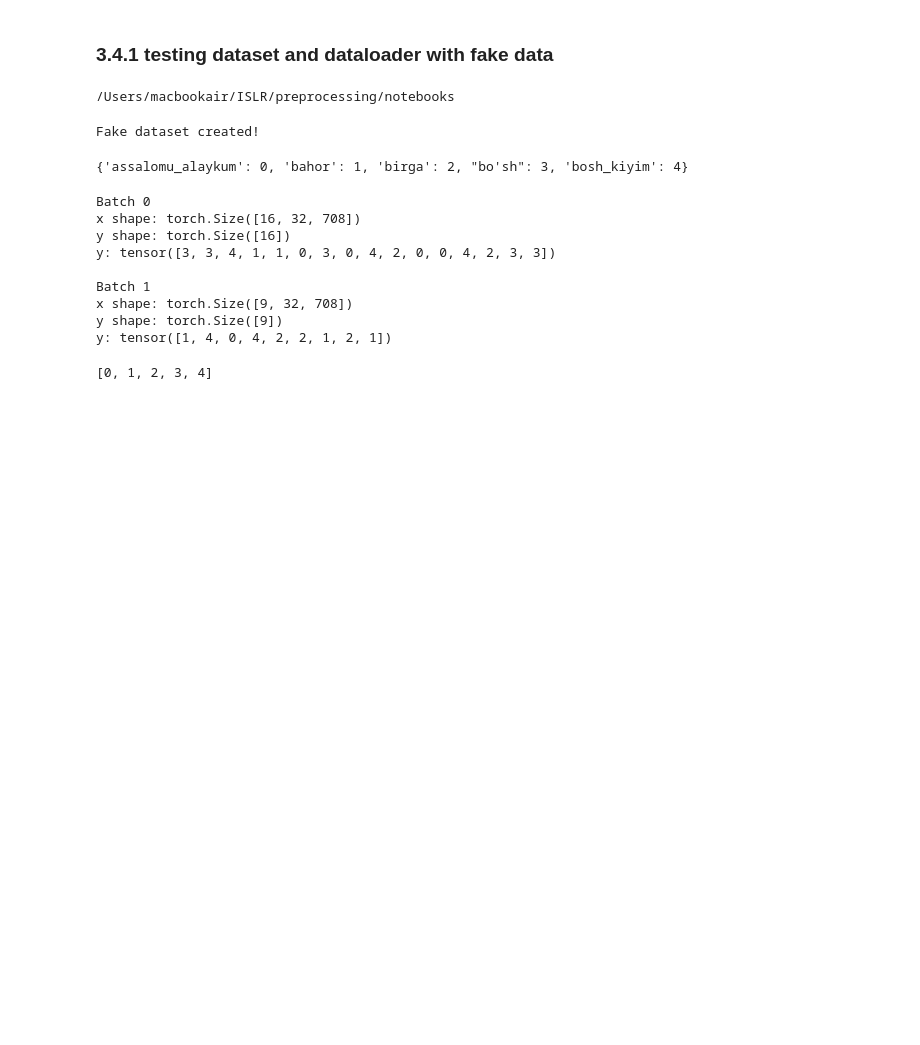
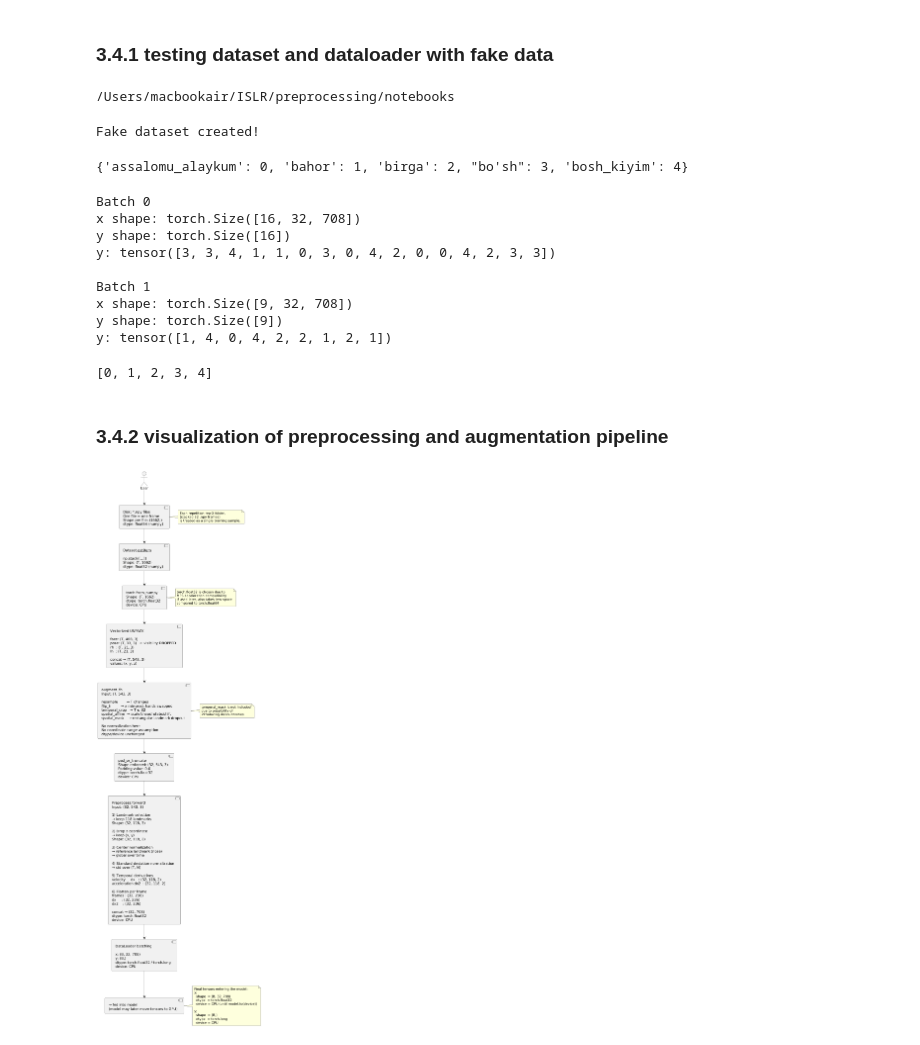
Before and after one commit to 00015775/uzslr-isolated-dynamic, a Jupyter notebook: preprocessing/notebooks/02_ak_preprocess_v2.ipynb, the cells around one changed output. Drawn from its saved outputs; the diff is of its cells as text; code cells hidden in the pictures; blank space fills up the shorter version.

```diff
--- a/preprocessing/notebooks/02_ak_preprocess_v2.ipynb
+++ b/preprocessing/notebooks/02_ak_preprocess_v2.ipynb
@@ -1343,3 +1360,9 @@ for _, y in train_loader:
 print(sorted(set(all_labels))) # confirming that all signs are in the dataset
 # %% [output]
 [0, 1, 2, 3, 4]
+# %% [markdown]
+### 3.4.2 visualization of preprocessing and augmentation pipeline
+# %%
+Image(filename='../../docs/images/data_preprocess_augment_v1.png', width=500)
+# %% [output]
+[figure, added]
```
Also changed, not shown: parts of 8 cells of this notebook, 1 other file.
